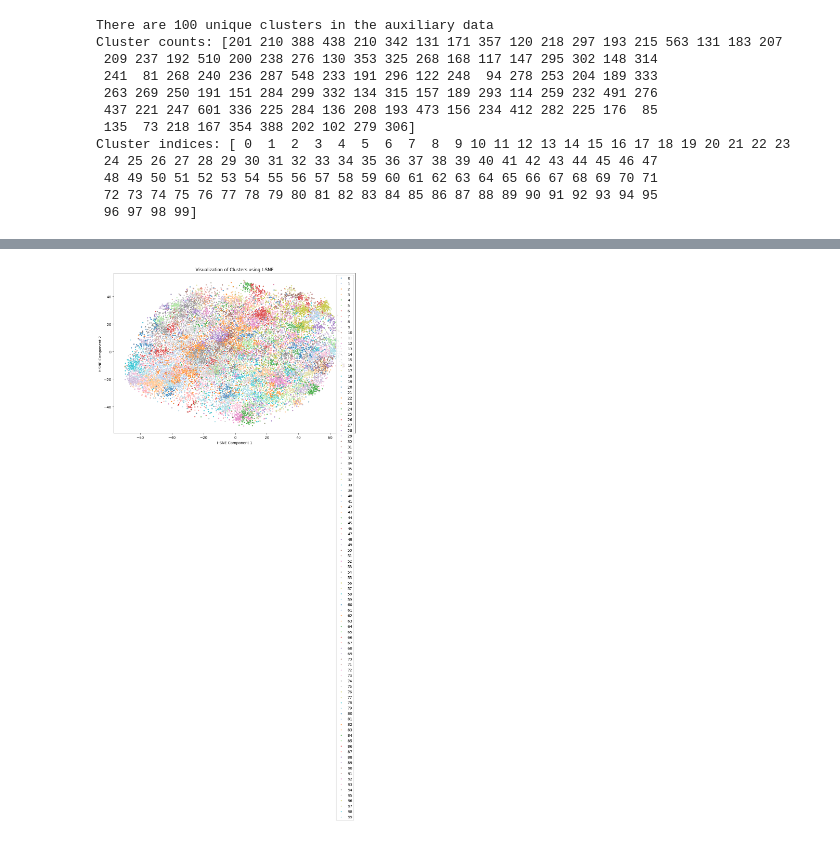
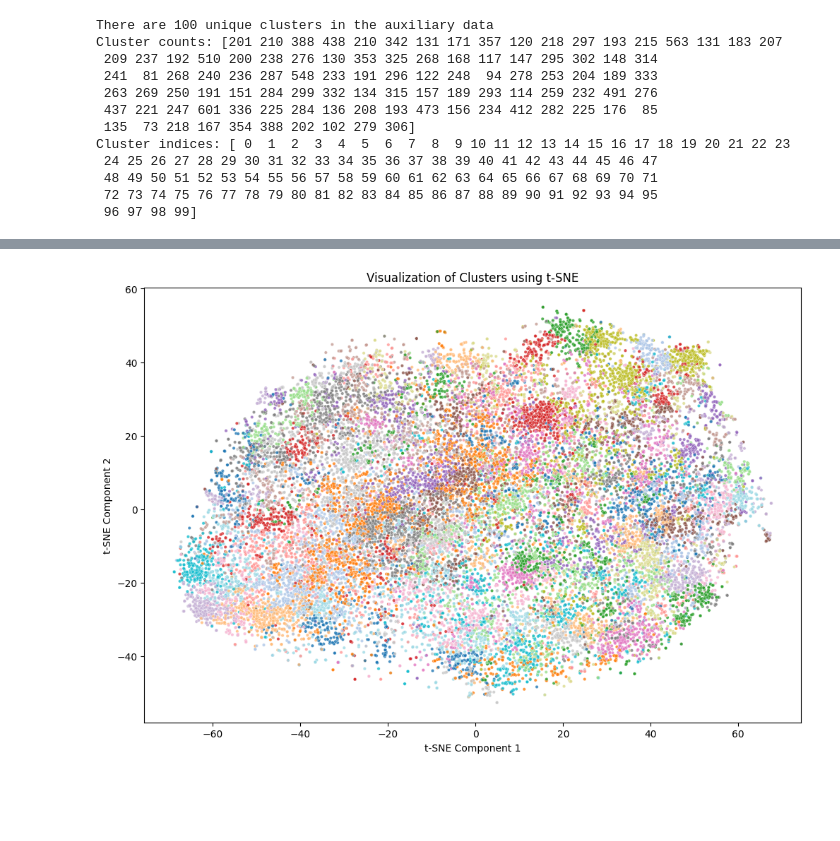
Before and after one commit to FelixHoare/MLAttackTestSuite, a Jupyter notebook: kmeans_colour_segmentation.ipynb, the cells around one changed output, grey strips where cells are left out. Drawn from its saved outputs; the diff is of its cells as text; code cells hidden in the pictures; blank space fills up the shorter version.

```diff
--- a/kmeans_colour_segmentation.ipynb
+++ b/kmeans_colour_segmentation.ipynb
@@ -315,15 +316,15 @@ plt.show()
 # %%
 tsne = TSNE(n_components=2, perplexity=30)
 x_aux_tsne = tsne.fit_transform(x_aux)
 
 plt.figure(figsize=(12, 8))
 sns.scatterplot(x=x_aux_tsne[:, 0], y=x_aux_tsne[:, 1], hue=kmeans.labels_, palette='tab20', s=10, alpha=0.8)
 plt.title("Visualization of Clusters using t-SNE")
 plt.xlabel("t-SNE Component 1")
 plt.ylabel("t-SNE Component 2")
-# plt.legend(title="Clusters", loc='upper right', bbox_to_anchor=(1.2, 1))
+plt.legend().remove()
 plt.show()
 # %% [output]
-[figure, old version]
+[figure, new version]
 # %%
 # try umap
```
Also changed, not shown: parts of 1 cell of this notebook, 1 other file.
